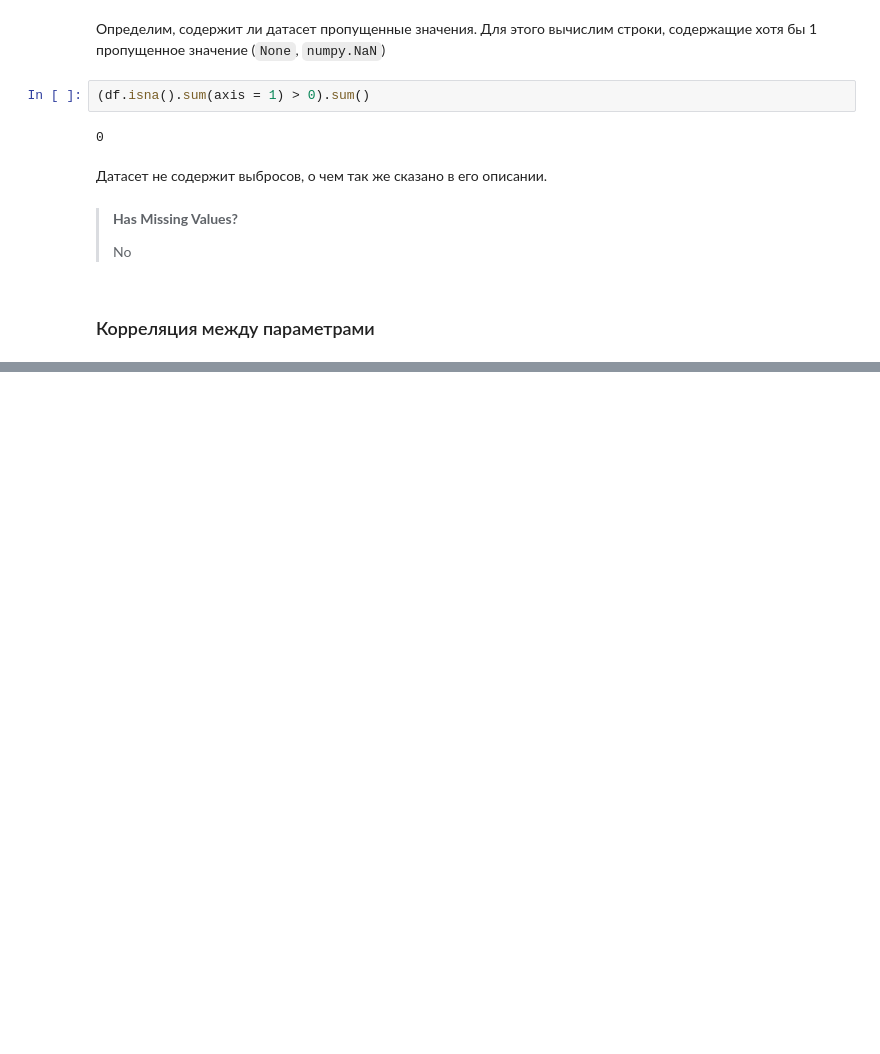
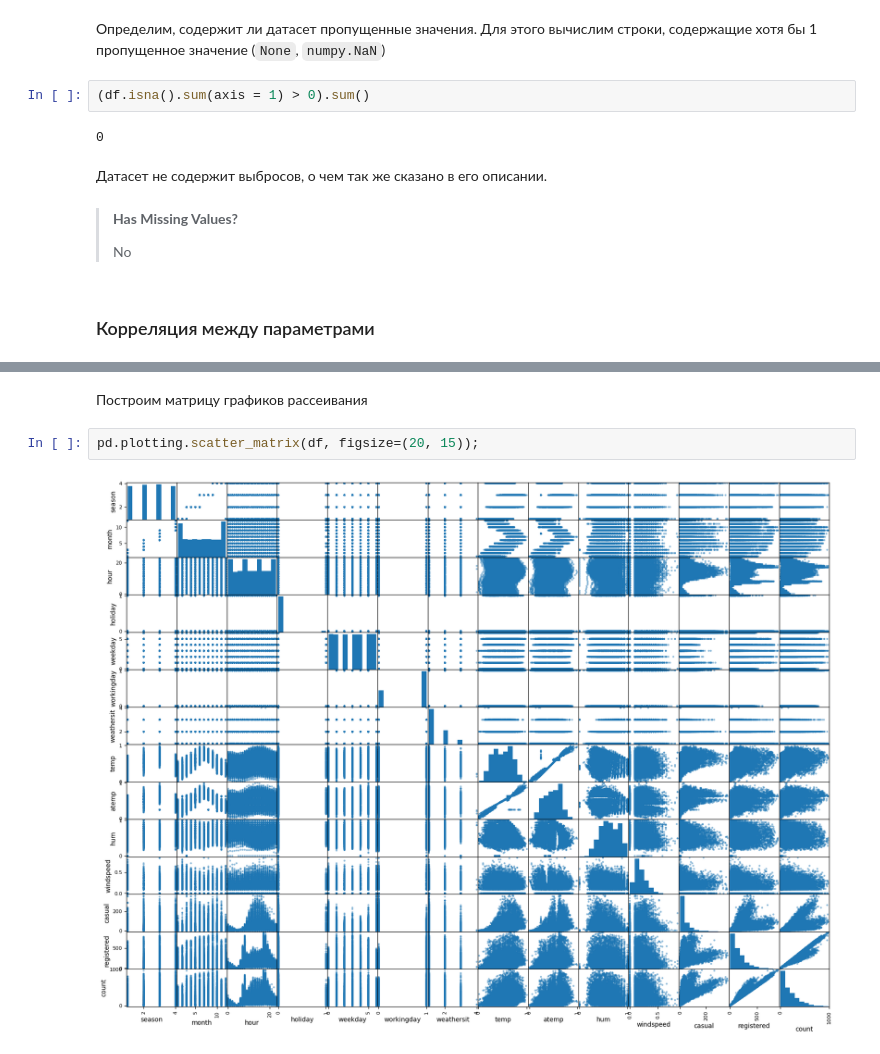
Before and after one commit to mayosen/leti-machine-learning, a Jupyter notebook: labs/Lab 1, 1376, Запанков Егор Алексеевич.ipynb, the cells around one changed output, grey strips where cells are left out. Saved outputs shown, nothing was run; the diff lists cells and outputs as text; blank space fills up the shorter version.

```diff
--- a/labs/Lab 1, 1376, Запанков Егор Алексеевич.ipynb
+++ b/labs/Lab 1, 1376, Запанков Егор Алексеевич.ipynb
@@ -155,0 +277,6 @@ pd.DataFrame({
+# %% [markdown]
+Построим матрицу графиков рассеивания
+# %%
+pd.plotting.scatter_matrix(df, figsize=(20, 15));
+# %% [output]
+[figure, added]
```
Also changed, not shown: parts of 15 cells of this notebook.
